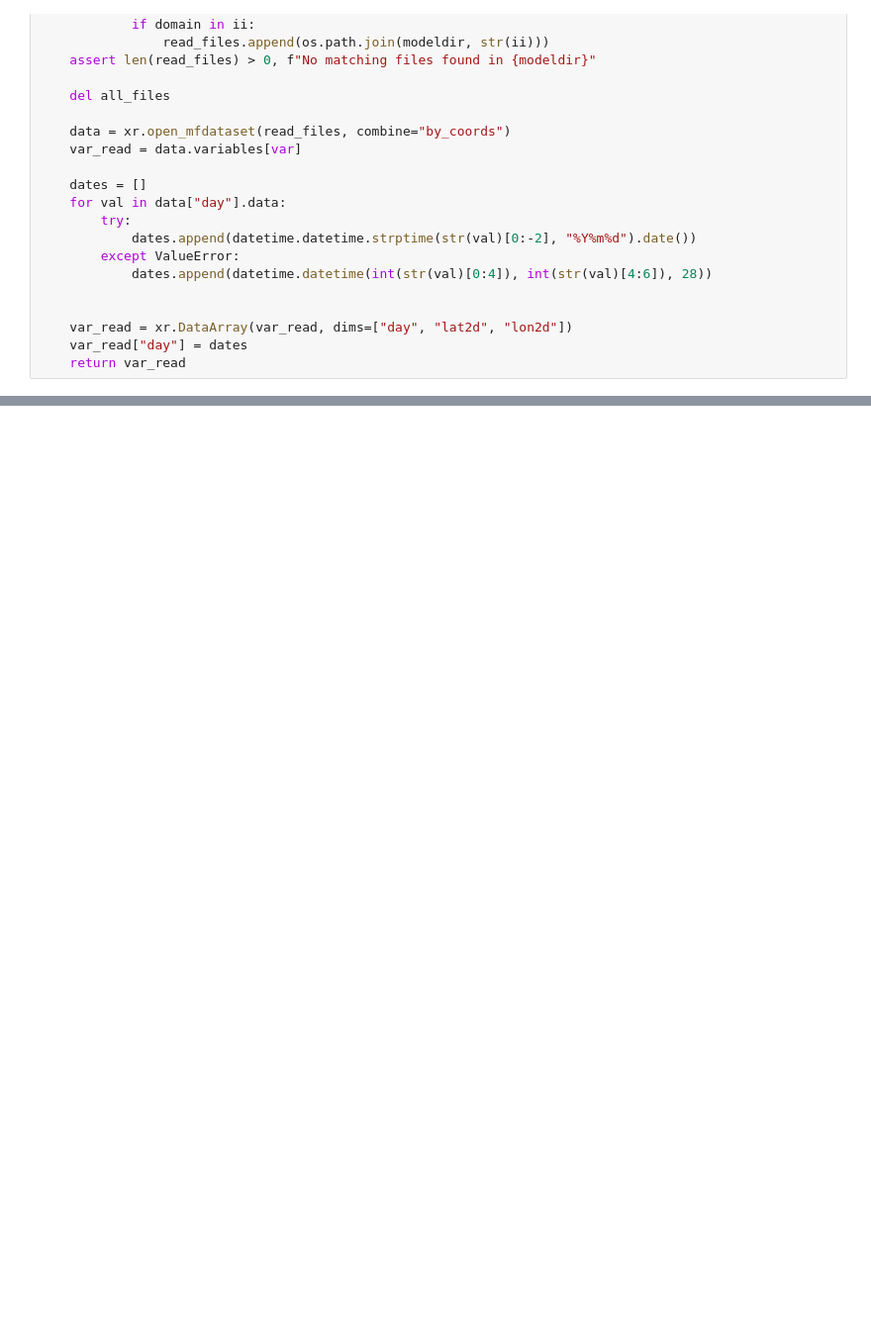
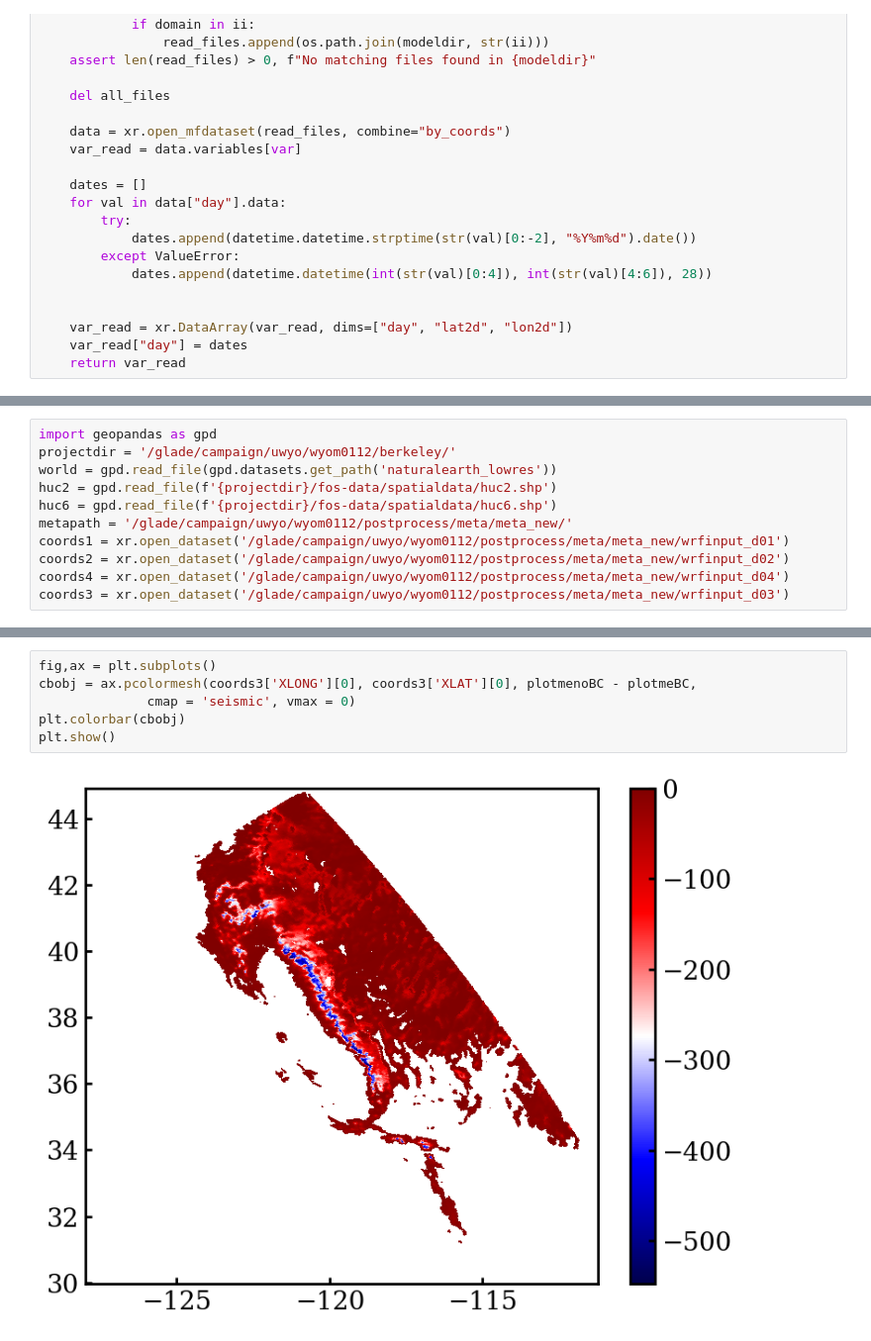
Before and after one commit to mariannecowherd/snow_drought, a Jupyter notebook: downscaling/downscale-swei.ipynb, the cells around one changed output, grey strips where cells are left out. Shown at 99% size. Cells and saved outputs as stored; diff of their text form; blank space fills up the shorter version.

Commit message:
add code for downscaling project

```diff
--- a/downscaling/downscale-swei.ipynb
+++ b/downscaling/downscale-swei.ipynb
@@ -450,0 +449,11 @@ def reshape_data(ds, var):
+# %%
+import geopandas as gpd
+projectdir = '/glade/campaign/uwyo/wyom0112/berkeley/'
+world = gpd.read_file(gpd.datasets.get_path('naturalearth_lowres'))
+huc2 = gpd.read_file(f'{projectdir}/fos-data/spatialdata/huc2.shp')
+huc6 = gpd.read_file(f'{projectdir}/fos-data/spatialdata/huc6.shp')
+metapath = '/glade/campaign/uwyo/wyom0112/postprocess/meta/meta_new/'
+coords1 = xr.open_dataset('/glade/campaign/uwyo/wyom0112/postprocess/meta/meta_new/wrfinput_d01')
+coords2 = xr.open_dataset('/glade/campaign/uwyo/wyom0112/postprocess/meta/meta_new/wrfinput_d02')
+coords4 = xr.open_dataset('/glade/campaign/uwyo/wyom0112/postprocess/meta/meta_new/wrfinput_d04')
+coords3 = xr.open_dataset('/glade/campaign/uwyo/wyom0112/postprocess/meta/meta_new/wrfinput_d03')
@@ -450,0 +484,8 @@ def reshape_data(ds, var):
+# %%
+fig,ax = plt.subplots()
+cbobj = ax.pcolormesh(coords3['XLONG'][0], coords3['XLAT'][0], plotmenoBC - plotmeBC,
+              cmap = 'seismic', vmax = 0)
+plt.colorbar(cbobj)
+plt.show()
+# %% [output]
+[figure, added]
```
Also changed, not shown: parts of 27 cells of this notebook, 23 other files.
